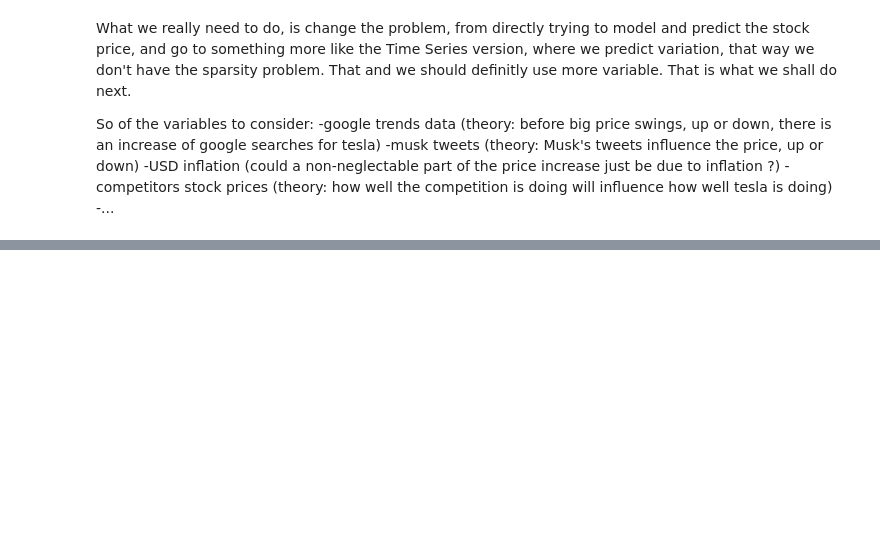
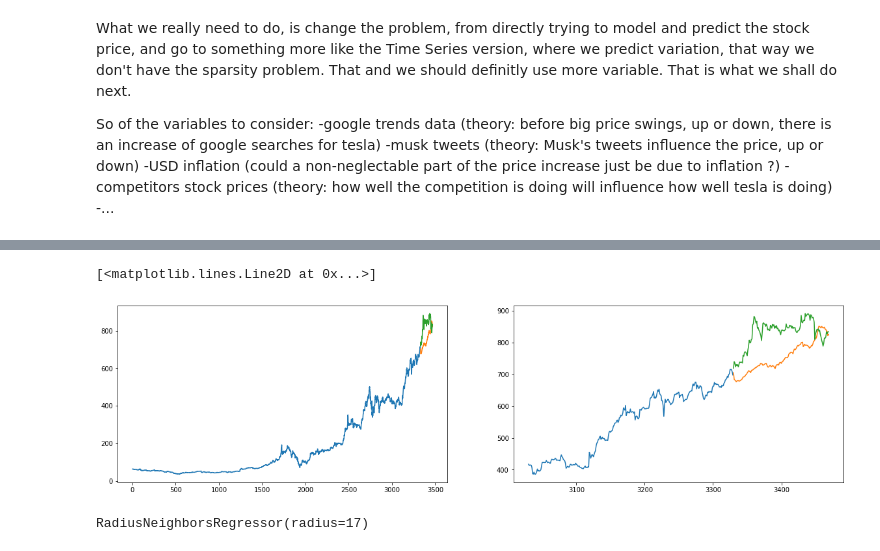
Before and after one commit to Sekarski/MasterThesis, a Jupyter notebook: exploration/MachineLearningApproach.ipynb, the cells around one changed output, grey strips where cells are left out. Drawn from its saved outputs; the diff is of its cells as text; code cells hidden in the pictures; blank space fills up the shorter version.

```diff
--- a/exploration/MachineLearningApproach.ipynb
+++ b/exploration/MachineLearningApproach.ipynb
@@ -557,0 +630,32 @@ So of the variables to consider:
+# %%
+knn_v3 = KNN().fit(x_train.iloc[:-35*4], y_train.iloc[:-35*4])
+# %%
+fig, axs =plt.subplots(1,2,figsize=(20,5))
+
+y_test_true = response[cut_idx:-35*4]
+x_test = features[cut_idx:-35*4]
+y_test = knn_v3.predict(x_test)
+
+y_train_os = np.exp((response[:cut_idx]/100).cumsum()+np.log(tsla['Open'].iloc[0]))
+offset = ((response[:cut_idx]/100).cumsum()+np.log(tsla['Open'].iloc[0])).iloc[-1,0]
+y_test_os = np.exp((y_test/100).cumsum(1)+offset)
+y_test_true_os = np.exp((y_test_true/100).cumsum(1)+offset)
+
+
+axs[0].plot(y_train_os['O@t'])
+#axs[0].plot(x_test.index,y_test[:,0])
+axs[0].plot(range(x_test.index[0],x_test.index[0]+140),y_test_os[0,:])
+axs[0].plot(range(x_test.index[0],x_test.index[0]+140),y_test_true_os.iloc[0])
+
+axs[1].plot(y_train_os['O@t'][-300:])
+#axs[1].plot(x_test.index,y_test[:,0])
+axs[1].plot(range(x_test.index[0],x_test.index[0]+140),y_test_os[0,:])
+axs[1].plot(range(x_test.index[0],x_test.index[0]+140),y_test_true_os.iloc[0])
+# %% [output]
+[<matplotlib.lines.Line2D at 0x...>]
+[figure, added]
+# %%
+radnn_v2 = radNN(radius=17)
+radnn_v2.fit(x_train,y_train)
+# %% [output]
+RadiusNeighborsRegressor(radius=17)
```
Also changed, not shown: parts of 6 cells of this notebook, 1 other file.
